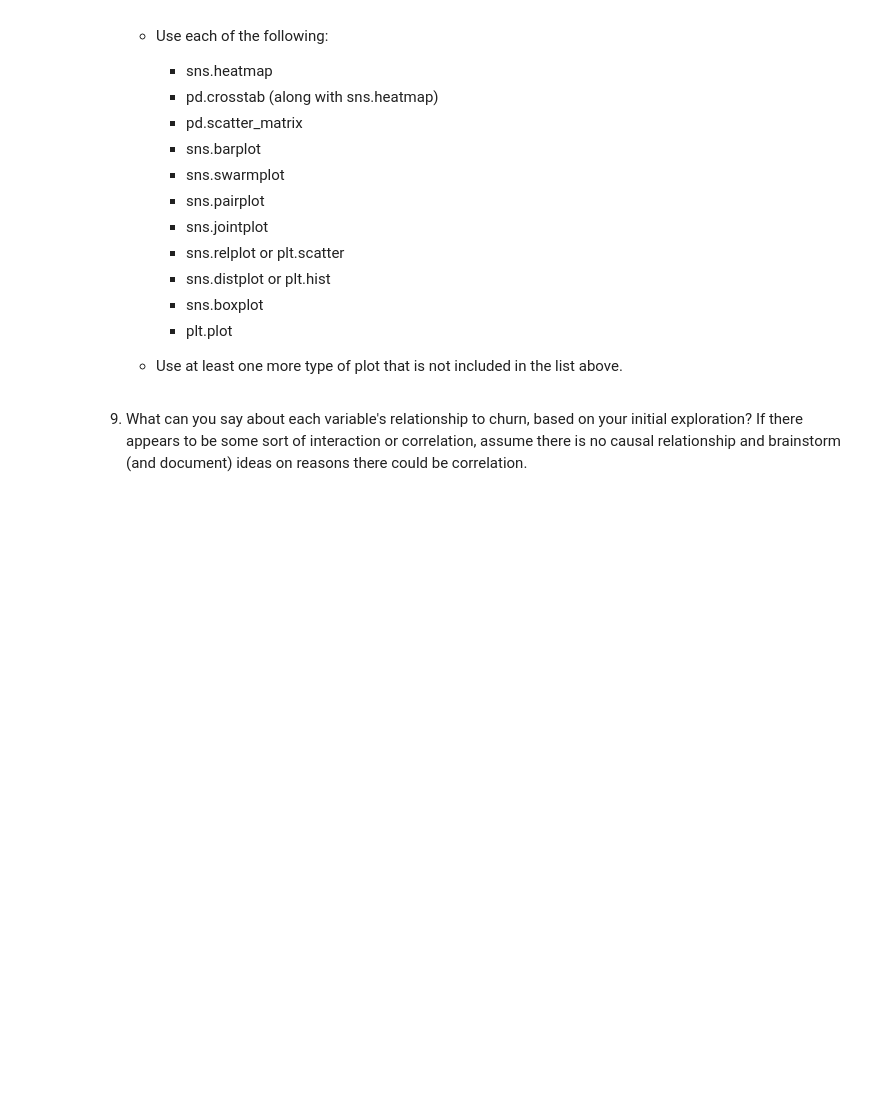
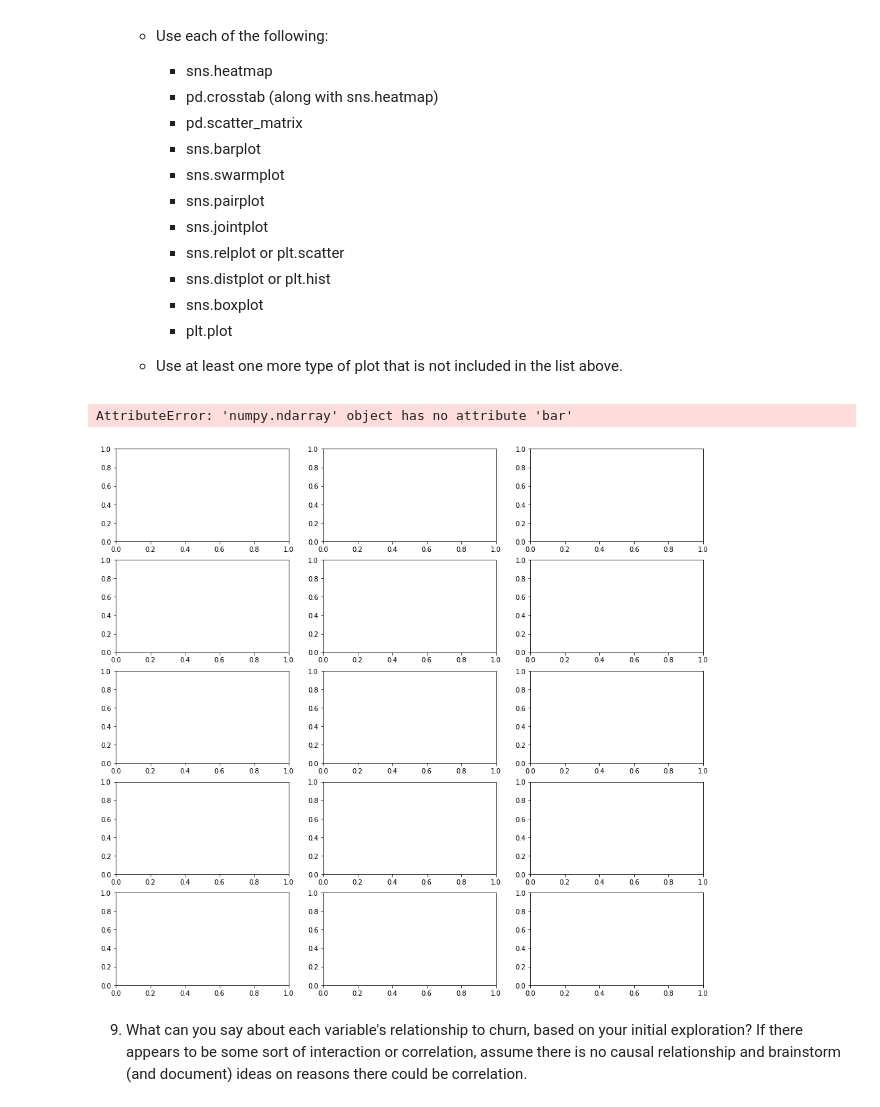
Before and after one commit to ericescalante-jasondunn/classification_project, a Jupyter notebook: Project_Master.ipynb, the cells around one changed output. Cells and saved outputs as stored; diff of their text form; code cells hidden in the pictures; blank space fills up the shorter version.

```diff
--- a/Project_Master.ipynb
+++ b/Project_Master.ipynb
@@ -468,6 +493,24 @@ np.corrcoef(train_df.monthly_charges, train_df.internet_service_type_id)[0, 1]
         - plt.plot
 
     - Use at least one more type of plot that is not included in the list above.
+# %%
+features = ['senior_citizen', 'tenure', 'internet_service_type_id',
+       'contract_type_id', 'payment_type_id', 'monthly_charges',
+       'total_charges', 'tenure_year', 'phone_id',
+       'household_type_id', 'online_security_backup', 'has_paperless_billing',
+       'has_device_protection', 'has_tech_support', 'has_streaming_services']
+
+_, ax = plt.subplots(nrows=5, ncols=3, figsize=(16,15))
+
+churn_rate = train_df.churn.mean()
+
+for i, feature in enumerate(features):
+    sns.barplot(feature, 'churn', data=train_df, ax=ax[i], alpha=.5)
+    ax[i].set_ylabel('Churn Rate')
+    ax[i].axhline(churn_rate, ls='--', color='grey')
+# %% [output]
+AttributeError: 'numpy.ndarray' object has no attribute 'bar'
+[figure, added]
 # %% [markdown]
 9. What can you say about each variable's relationship to churn, based on your initial exploration? If there appears to be some sort of interaction or correlation, assume there is no causal relationship and brainstorm (and document) ideas on reasons there could be correlation.
 # %% [markdown]
```
Also changed, not shown: parts of 8 cells of this notebook.
